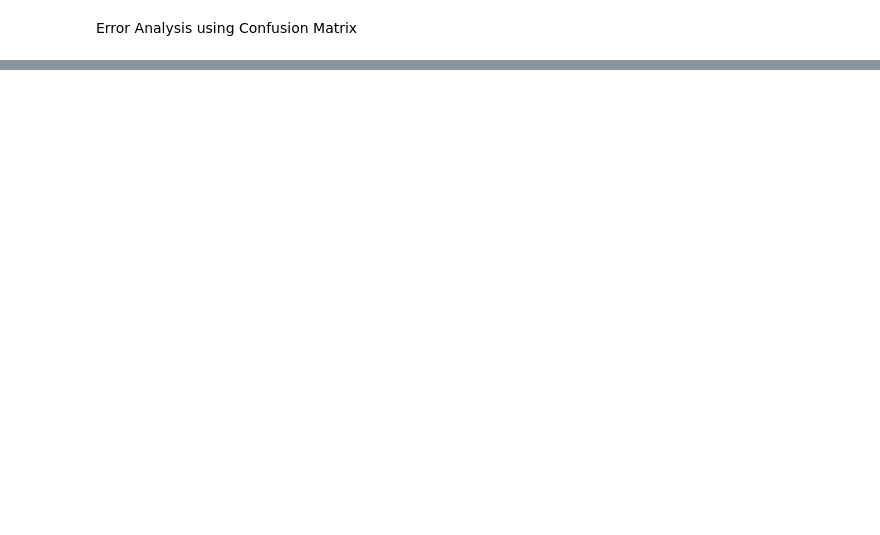
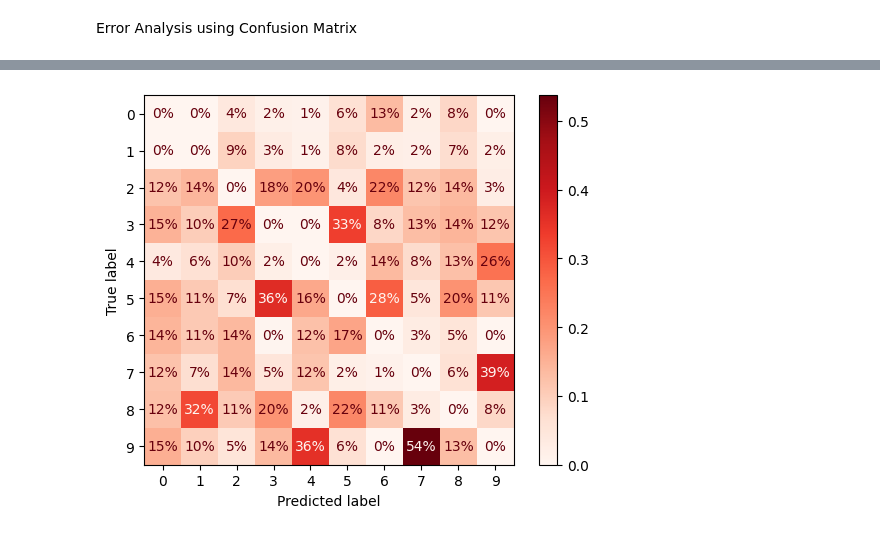
Before and after one commit to sunodmongia/MNIST, a Jupyter notebook: mnist.ipynb, the cells around one changed output, grey strips where cells are left out. Saved outputs shown, nothing was run; the diff lists cells and outputs as text; code cells hidden in the pictures; blank space fills up the shorter version.

```diff
--- a/mnist.ipynb
+++ b/mnist.ipynb
@@ -507,0 +586,7 @@ plt.show()
+# %%
+ConfusionMatrixDisplay.from_predictions(
+    y_train, y_train_pred, sample_weight=sample_weight, normalize="pred", values_format=".0%", cmap="Reds"
+)
+plt.show()
+# %% [output]
+[figure, added]
```
Also changed, not shown: parts of 37 cells of this notebook, 1 other file.
